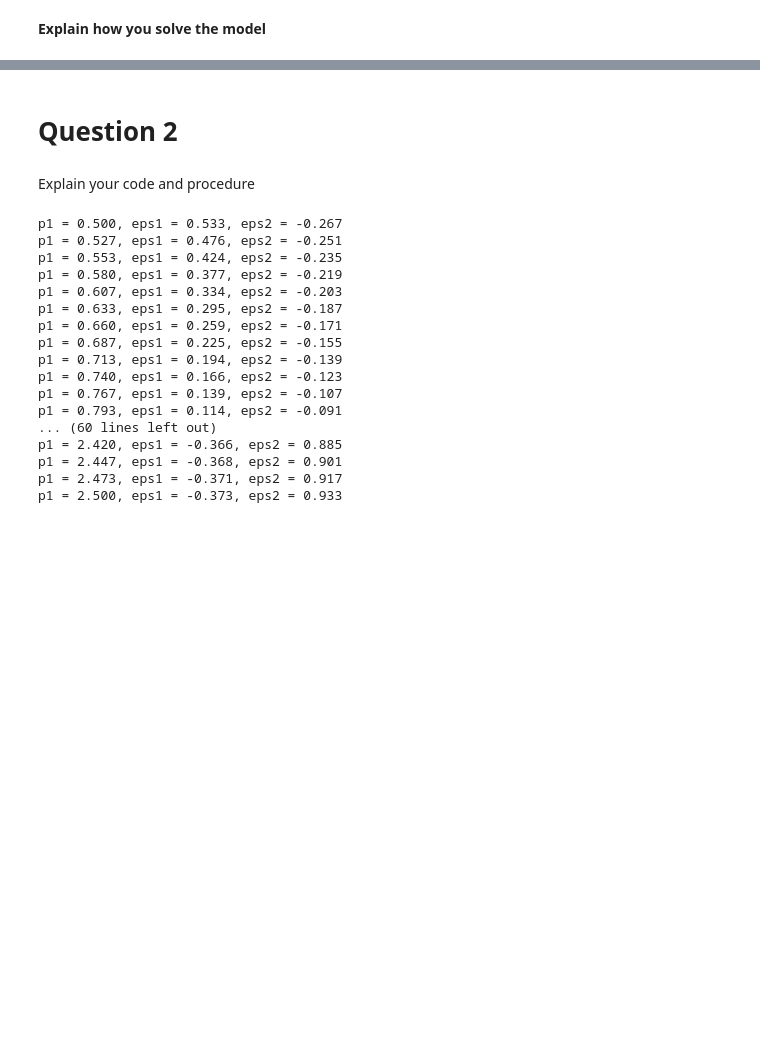
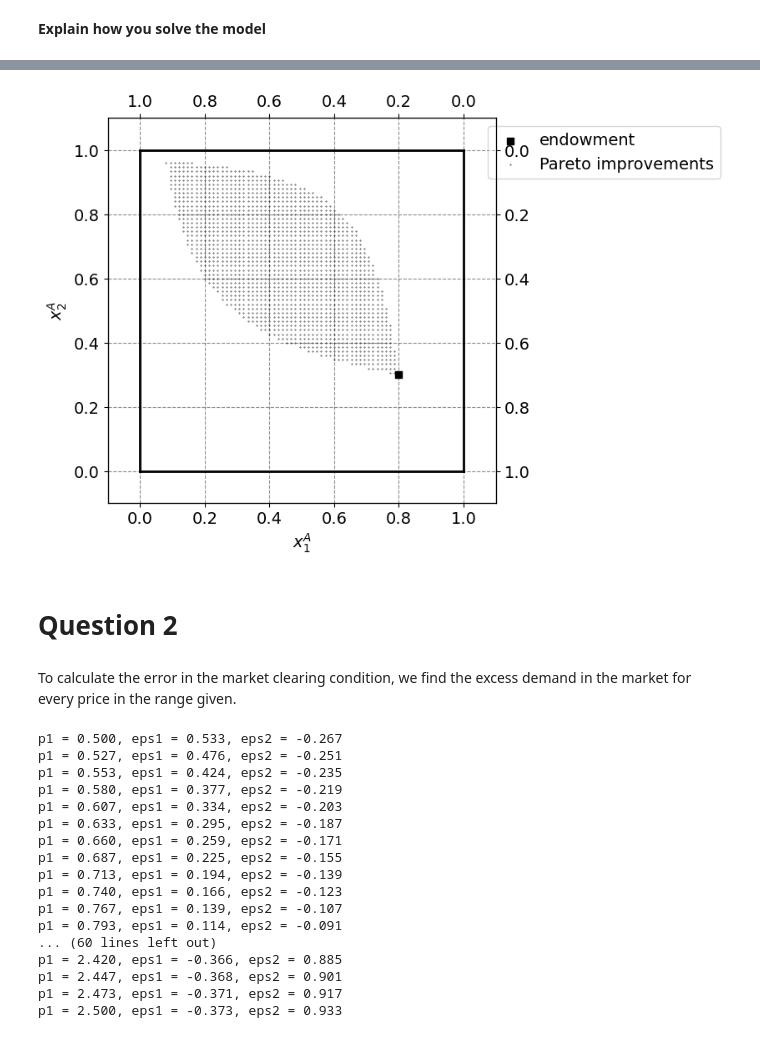
Before and after one commit to NumEconCopenhagen/projects-2024-daniel-og-lukas, a Jupyter notebook: inauguralproject/inauguralproject.ipynb, the cells around one changed output, grey strips where cells are left out. Saved outputs shown, nothing was run; the diff lists cells and outputs as text; code cells hidden in the pictures; blank space fills up the shorter version.

```diff
--- a/inauguralproject/inauguralproject.ipynb
+++ b/inauguralproject/inauguralproject.ipynb
@@ -54,5 +54,9 @@ print(list)
+# %%
+model.edgeworth(x_values, y_values)
+# %% [output]
+[figure, added]
 # %% [markdown]
 # Question 2
-# %% [markdown]
-Explain your code and procedure
+# %% [markdown]
+To calculate the error in the market clearing condition, we find the excess demand in the market for every price in the range given.
 # %%
```
Also changed, not shown: parts of 25 cells of this notebook, 1 other file.
